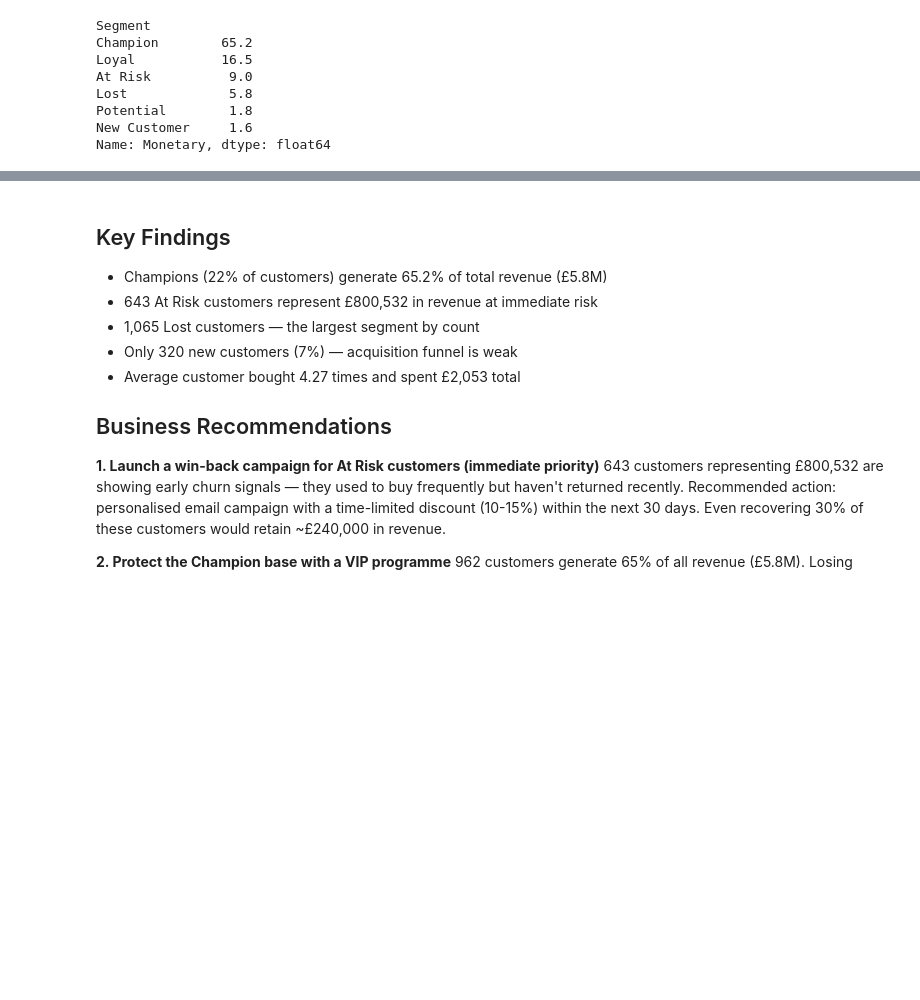
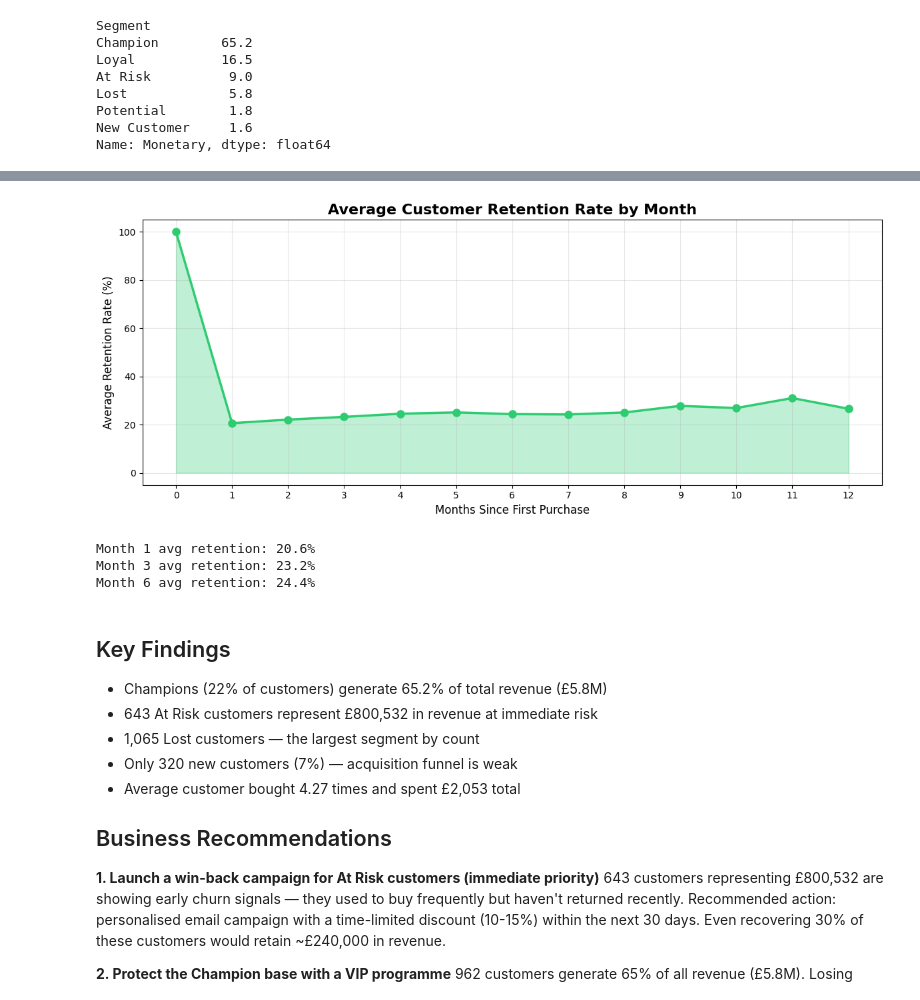
Before and after one commit to Jiyagarg-10/ecommerce-rfm-analysis, a Jupyter notebook: ecommerce_rfm_analysis.ipynb, the cells around one changed output, grey strips where cells are left out. Cells and saved outputs as stored; diff of their text form; code cells hidden in the pictures; blank space fills up the shorter version.

```diff
--- a/ecommerce_rfm_analysis.ipynb
+++ b/ecommerce_rfm_analysis.ipynb
@@ -188,0 +229,5 @@ Name: Monetary, dtype: float64
+# %%
+# Add InvoiceMonth column
+df['InvoiceDate'] = pd.to_datetime(df['InvoiceDate'])
+df['InvoiceMonth'] = df['InvoiceDate'].dt.to_period('M')
+print("InvoiceMonth added:", df['InvoiceMonth'].head())
@@ -189,3 +263,37 @@ Name: Monetary, dtype: float64
+# %%
+# Revenue retention by cohort
+cohort_revenue = df.groupby(['CohortMonth', 'InvoiceMonth']).agg(
+    Revenue=('Revenue', 'sum')
+).reset_index()
+
+cohort_revenue['CohortIndex'] = (
+    cohort_revenue['InvoiceMonth'] - cohort_revenue['CohortMonth']
+).apply(lambda x: x.n)
+
+# Average month 1 retention across all cohorts
+avg_retention = retention_matrix.mean()
+
+plt.figure(figsize=(12, 5))
+plt.plot(avg_retention.index, avg_retention.values,
+         marker='o', linewidth=2.5, color='#2ecc71', markersize=8)
+plt.fill_between(avg_retention.index, avg_retention.values, alpha=0.3, color='#2ecc71')
+plt.title('Average Customer Retention Rate by Month', fontsize=16, fontweight='bold')
+plt.xlabel('Months Since First Purchase', fontsize=12)
+plt.ylabel('Average Retention Rate (%)', fontsize=12)
+plt.xticks(avg_retention.index)
+plt.grid(True, alpha=0.3)
+plt.tight_layout()
+plt.savefig('avg_retention_curve.png', dpi=150, bbox_inches='tight')
+plt.show()
+
+print(f"\nMonth 1 avg retention: {avg_retention[1]:.1f}%")
+print(f"Month 3 avg retention: {avg_retention[3]:.1f}%")
+print(f"Month 6 avg retention: {avg_retention[6]:.1f}%")
+# %% [output]
+[figure, added]
+Month 1 avg retention: 20.6%
+Month 3 avg retention: 23.2%
+Month 6 avg retention: 24.4%
 # %% [markdown]
 ## Key Findings
 - Champions (22% of customers) generate 65.2% of total revenue (£5.8M)
```
Also changed, not shown: parts of 4 cells of this notebook.
